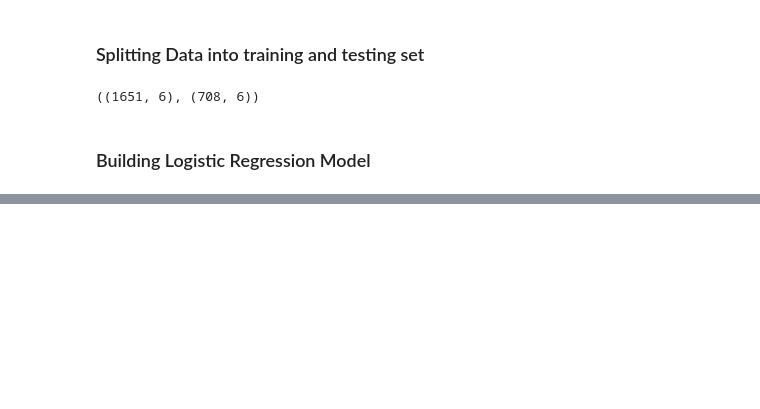
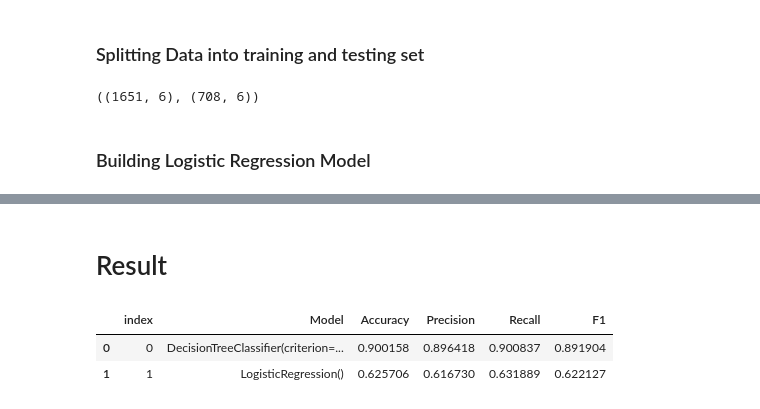
Before and after one commit to H-Neethika/Weather_Prediction_ML, a Jupyter notebook: Weather_Prediction/DT_LG_Model.ipynb, the cells around one changed output, grey strips where cells are left out. Drawn from its saved outputs; the diff is of its cells as text; code cells hidden in the pictures; blank space fills up the shorter version.

```diff
--- a/Weather_Prediction/DT_LG_Model.ipynb
+++ b/Weather_Prediction/DT_LG_Model.ipynb
@@ -1103,0 +1290,13 @@ Test accuracy: 0.6186440677966102
+# %% [markdown]
+# Result
+# %%
+model_perfs = pd.DataFrame({'Model': models,
+                            'Accuracy': accuracy_scores,
+                            'Precision': precision_scores,
+                            'Recall': recall_scores,
+                            'F1': f1_scores}).sort_values('Accuracy',ascending=False).reset_index()
+model_perfs
+# %% [output]
+|  | index | Model | Accuracy | Precision | Recall | F1 |
+| 0 | 0 | DecisionTreeClassifier(criterion=... | 0.900158 | 0.896418 | 0.900837 | 0.891904 |
+| 1 | 1 | LogisticRegression() | 0.625706 | 0.616730 | 0.631889 | 0.622127 |
```
Also changed, not shown: parts of 60 cells of this notebook.
